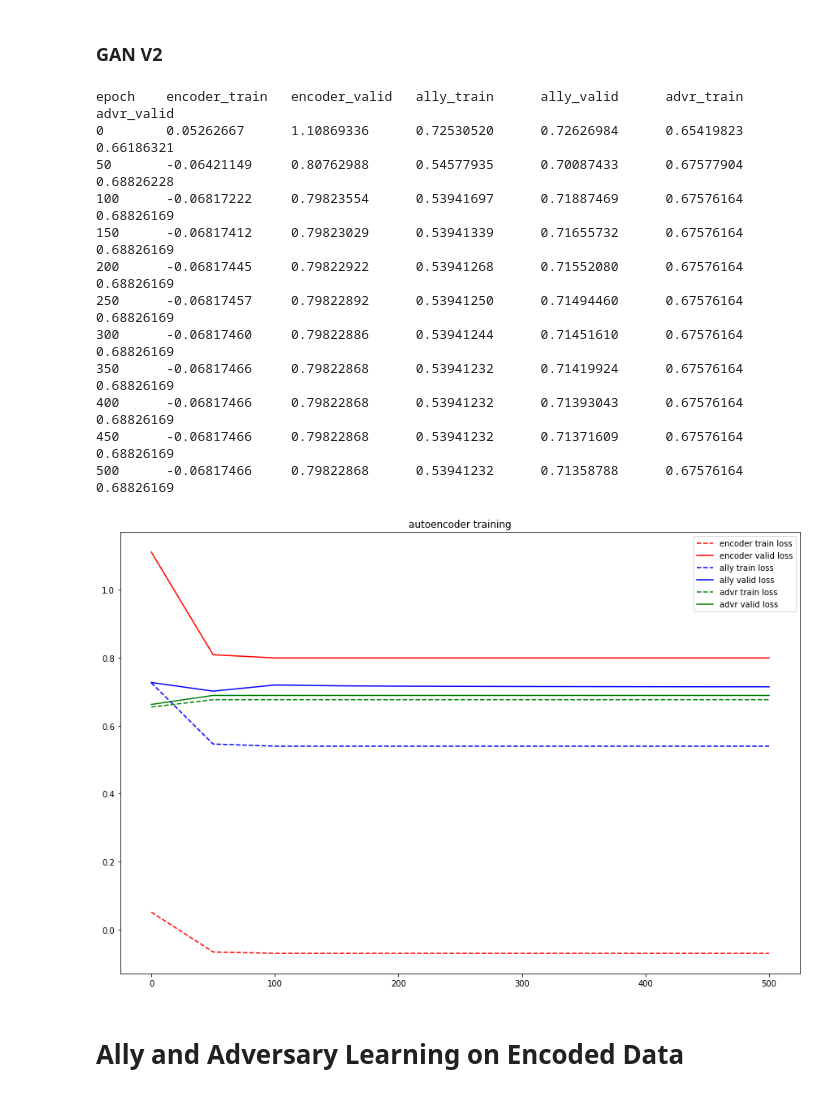
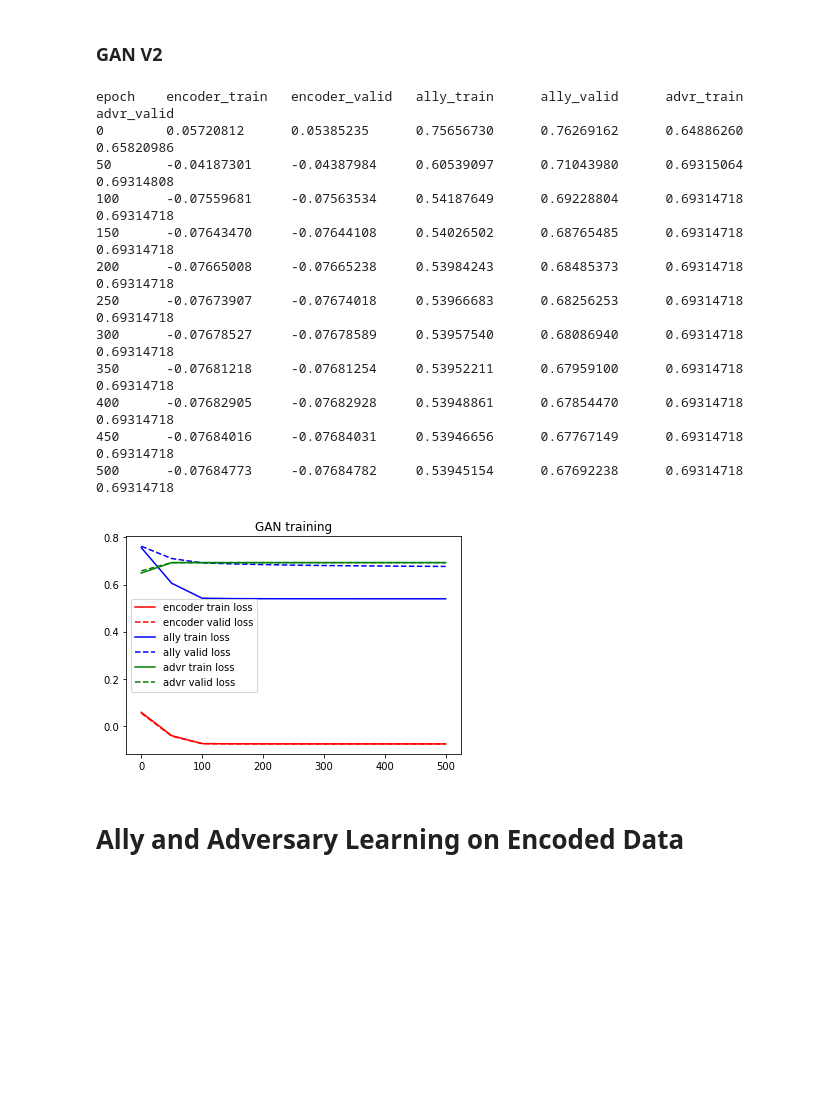
Before and after one commit to shams-sam/PrivacyGANs, a Jupyter notebook: 01. PrivacyGAN_Titanic.ipynb, the cells around one changed output. Cells and saved outputs as stored; diff of their text form; code cells hidden in the pictures; blank space fills up the shorter version.

```diff
--- a/01. PrivacyGAN_Titanic.ipynb
+++ b/01. PrivacyGAN_Titanic.ipynb
@@ -522,8 +522,8 @@ adversary = Adversary(input_size=encoding_dimension, hidden_size=128, output_siz
 criterion = torch.nn.BCEWithLogitsLoss()
 optimizer = torch.optim.Adam
 encd_optimizer = optimizer(encoder.parameters(), lr = 0.001)
-ally_optimizer = optimizer(ally.parameters(), lr=0.0001)
-advr_optimizer = optimizer(adversary.parameters(), lr=0.001)
+ally_optimizer = optimizer(ally.parameters(), lr=0.00001)
+advr_optimizer = optimizer(adversary.parameters(), lr=0.01)
 # %%
 print("epoch \t encoder_train \t encoder_valid \t ally_train \t ally_valid \t advr_train \t advr_valid")
 
@@ -585,7 +585,7 @@ for epoch in range(501):
 
     ally_valid_loss = criterion(y_ally_valid_torch_hat, y_ally_valid_torch)
     advr_valid_loss = criterion(y_advr_valid_torch_hat, y_advr_valid_torch)
-    encd_valid_loss = alpha * ally_loss / ((1-alpha) * advr_loss)
+    encd_valid_loss = alpha * ally_loss - ((1-alpha) * advr_loss)
 
     print('{} \t {:.8f} \t {:.8f} \t {:.8f} \t {:.8f} \t {:.8f} \t {:.8f}'.format(
         epoch,
@@ -606,37 +606,36 @@ for epoch in range(501):
     advr_valid.append(advr_valid_loss)
 # %% [output]
 epoch    encoder_train   encoder_valid   ally_train      ally_valid      advr_train      advr_valid
-0        0.05262667      1.10869336      0.72530520      0.72626984      0.65419823      0.66186321
-50       -0.06421149     0.80762988      0.54577935      0.70087433      0.67577904      0.68826228
-100      -0.06817222     0.79823554      0.53941697      0.71887469      0.67576164      0.68826169
-150      -0.06817412     0.79823029      0.53941339      0.71655732      0.67576164      0.68826169
-200      -0.06817445     0.79822922      0.53941268      0.71552080      0.67576164      0.68826169
-250      -0.06817457     0.79822892      0.53941250      0.71494460      0.67576164      0.68826169
-300      -0.06817460     0.79822886      0.53941244      0.71451610      0.67576164      0.68826169
-350      -0.06817466     0.79822868      0.53941232      0.71419924      0.67576164      0.68826169
-400      -0.06817466     0.79822868      0.53941232      0.71393043      0.67576164      0.68826169
-450      -0.06817466     0.79822868      0.53941232      0.71371609      0.67576164      0.68826169
-500      -0.06817466     0.79822868      0.53941232      0.71358788      0.67576164      0.68826169
+0        0.05720812      0.05385235      0.75656730      0.76269162      0.64886260      0.65820986
+50       -0.04187301     -0.04387984     0.60539097      0.71043980      0.69315064      0.69314808
+100      -0.07559681     -0.07563534     0.54187649      0.69228804      0.69314718      0.69314718
+150      -0.07643470     -0.07644108     0.54026502      0.68765485      0.69314718      0.69314718
+200      -0.07665008     -0.07665238     0.53984243      0.68485373      0.69314718      0.69314718
+250      -0.07673907     -0.07674018     0.53966683      0.68256253      0.69314718      0.69314718
+300      -0.07678527     -0.07678589     0.53957540      0.68086940      0.69314718      0.69314718
+350      -0.07681218     -0.07681254     0.53952211      0.67959100      0.69314718      0.69314718
+400      -0.07682905     -0.07682928     0.53948861      0.67854470      0.69314718      0.69314718
+450      -0.07684016     -0.07684031     0.53946656      0.67767149      0.69314718      0.69314718
+500      -0.07684773     -0.07684782     0.53945154      0.67692238      0.69314718      0.69314718
 # %%
-plt.figure(figsize=(15, 10))
-plt.plot(g_epoch, enc_train, 'r--')
-plt.plot(g_epoch, enc_valid, 'r')
-plt.plot(g_epoch, ally_train, 'b--')
-plt.plot(g_epoch, ally_valid, 'b')
-plt.plot(g_epoch, advr_train, 'g--')
-plt.plot(g_epoch, advr_valid, 'g')
+plt.plot(g_epoch, enc_train, 'r')
+plt.plot(g_epoch, enc_valid, 'r--')
+plt.plot(g_epoch, ally_train, 'b')
+plt.plot(g_epoch, ally_valid, 'b--')
+plt.plot(g_epoch, advr_train, 'g')
+plt.plot(g_epoch, advr_valid, 'g--')
 plt.legend([
     'encoder train loss',
     'encoder valid loss',
     'ally train loss',
     'ally valid loss',
     'advr train loss',
     'advr valid loss'
 ])
 plt.title("GAN training")
 plt.show()
 # %% [output]
-[figure, old version]
+[figure, new version]
 # %% [markdown]
 # Ally and Adversary Learning on Encoded Data
 # %%
```
Also changed, not shown: parts of 15 cells of this notebook, 1 other file.
